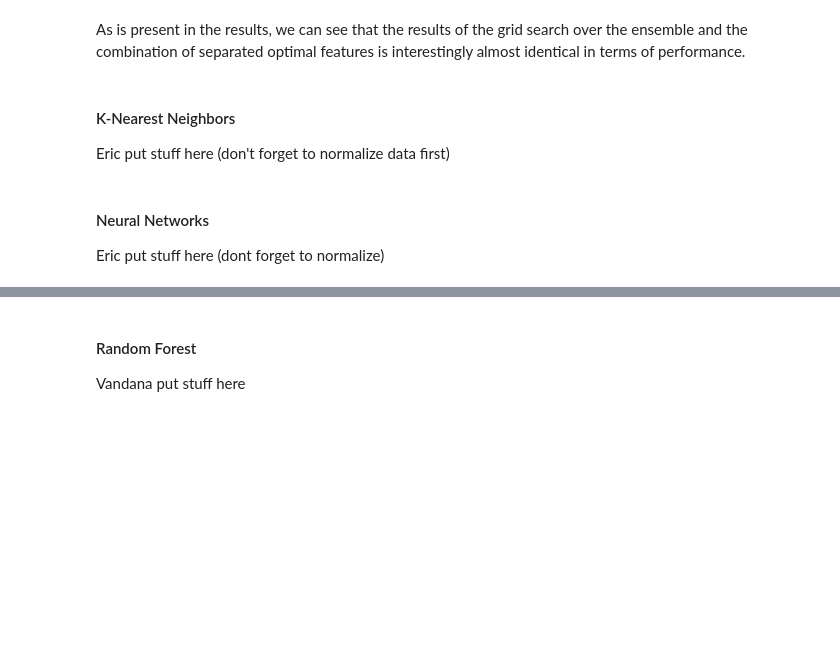
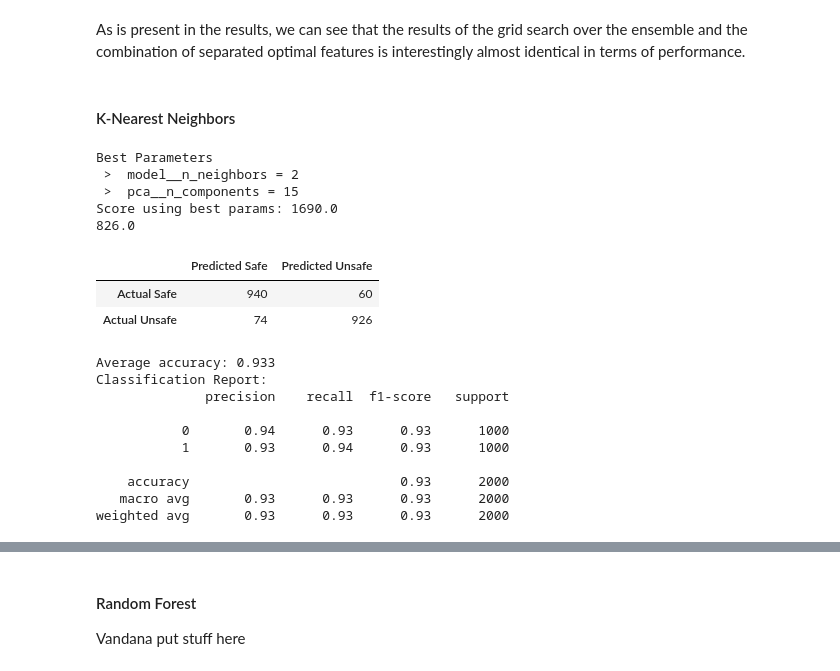
Before and after one commit to ayaabdelgawad/categorize-viruses, a Jupyter notebook: mal-classifier.ipynb, the cells around one changed output, grey strips where cells are left out. Saved outputs shown, nothing was run; the diff lists cells and outputs as text; code cells hidden in the pictures; blank space fills up the shorter version.

Commit message:
finished runnign my stuff on main

```diff
--- a/mal-classifier.ipynb
+++ b/mal-classifier.ipynb
@@ -927,9 +920,70 @@ Classification Report:
 weighted avg       0.92      0.92      0.92    151004
 # %% [markdown]
 As is present in the results, we can see that the results of the grid search over the ensemble and the combination of separated optimal features is interestingly almost identical in terms of performance.
-# %% [markdown]
-#### K-Nearest Neighbors
-Eric put stuff here (don't forget to normalize data first)
-# %% [markdown]
-#### Neural Networks
-Eric put stuff here (dont forget to normalize)
+# %% [markdown]
+#### K-Nearest Neighbors
+# %%
+from sklearn.preprocessing import StandardScaler,LabelEncoder
+le = LabelEncoder()
+
+deep_copy_data = data.copy()
+random_pruned_data = deep_copy_data.groupby("legitimate").sample(n=1000, random_state=2)
+pd.get_dummies(random_pruned_data, columns=['SubsystemVersion'], drop_first=True)
+labels = random_pruned_data["legitimate"]
+features = random_pruned_data.drop(columns = ["legitimate", 'OSVersion'])
+features["SubsystemVersion"]=le.fit_transform(features["SubsystemVersion"])
+# %%
+from sklearn.decomposition import PCA
+from sklearn.neighbors import KNeighborsClassifier
+from sklearn.pipeline import Pipeline
+from sklearn.model_selection import GridSearchCV
+from sklearn.model_selection import cross_val_predict
+from sklearn.metrics import confusion_matrix, accuracy_score, classification_report
+
+param_grid = {
+    'pca__n_components': list(range(5, 19)),
+    'model__n_neighbors': list(range(1, 25))
+}
+
+scalar = StandardScaler ()
+pca = PCA ()
+model = KNeighborsClassifier ()
+pipeline = Pipeline (steps=[('scalar', scalar), ('pca', pca), ('model', model)])
+
+search = GridSearchCV (pipeline, param_grid, cv=5, scoring = score)
+search.fit (features, labels)
+
+
+print ("Best Parameters")
+for k in search.best_params_:
+    print (" > ", k, "=", search.best_params_[k])
+print ("Score using best params:", search.best_score_)
+
+print (cross_val_score (pipeline, features, labels, cv=10, scoring=score).mean ())
+
+pred = cross_val_predict (pipeline, features, labels, cv=10)
+
+print_confusion_matrix (*confusion_matrix (labels, pred).ravel ())
+
+print ("Average accuracy:", accuracy_score (labels, pred))
+print ("Classification Report:")
+print (classification_report (labels, pred))
+# %% [output]
+Best Parameters
+ >  model__n_neighbors = 2
+ >  pca__n_components = 15
+Score using best params: 1690.0
+826.0
+|  | Predicted Safe | Predicted Unsafe |
+| Actual Safe | 940 | 60 |
+| Actual Unsafe | 74 | 926 |
+Average accuracy: 0.933
+Classification Report:
+              precision    recall  f1-score   support
+
+           0       0.94      0.93      0.93      1000
+           1       0.93      0.94      0.93      1000
+
+    accuracy                           0.93      2000
+   macro avg       0.93      0.93      0.93      2000
+weighted avg       0.93      0.93      0.93      2000
```
Also changed, not shown: parts of 8 cells of this notebook.
